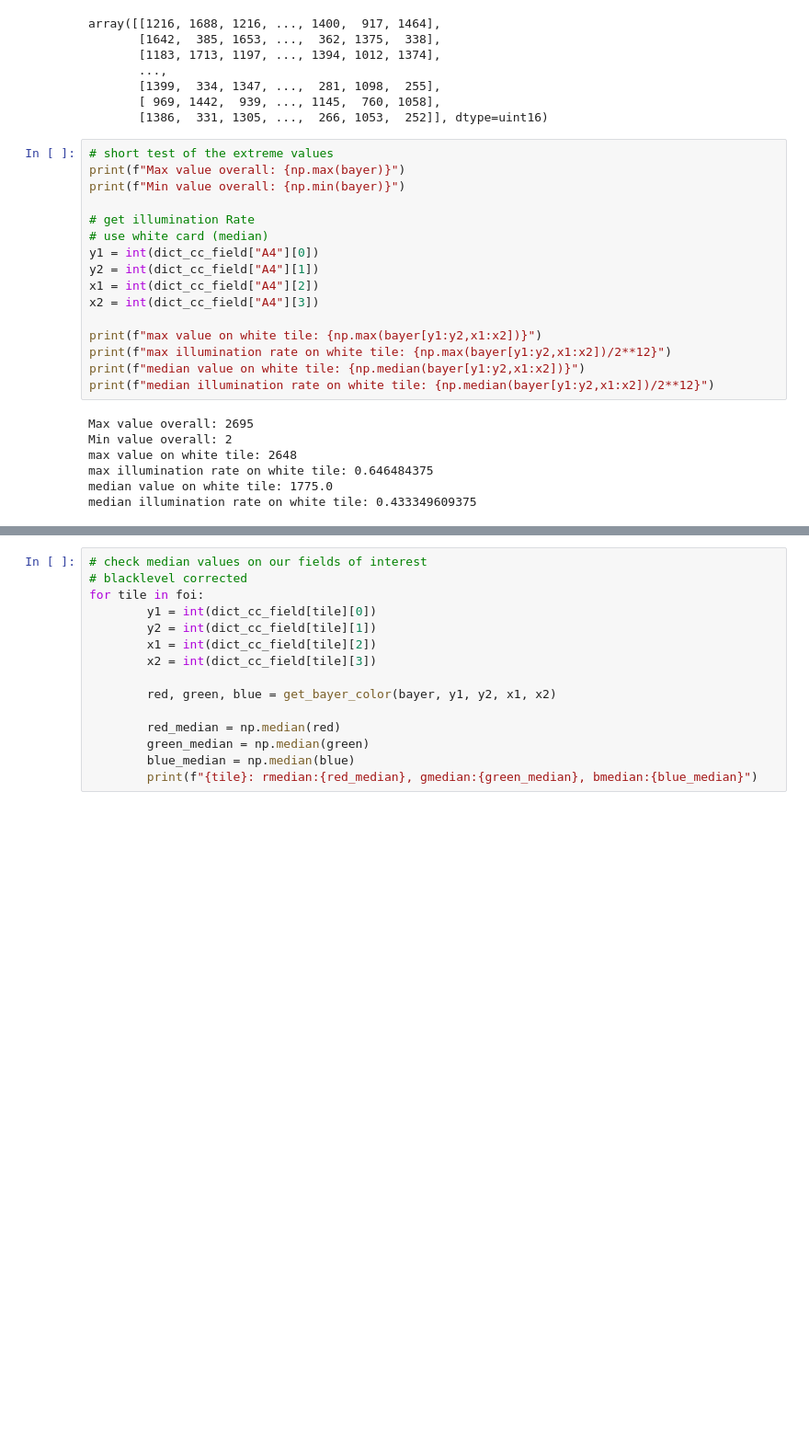
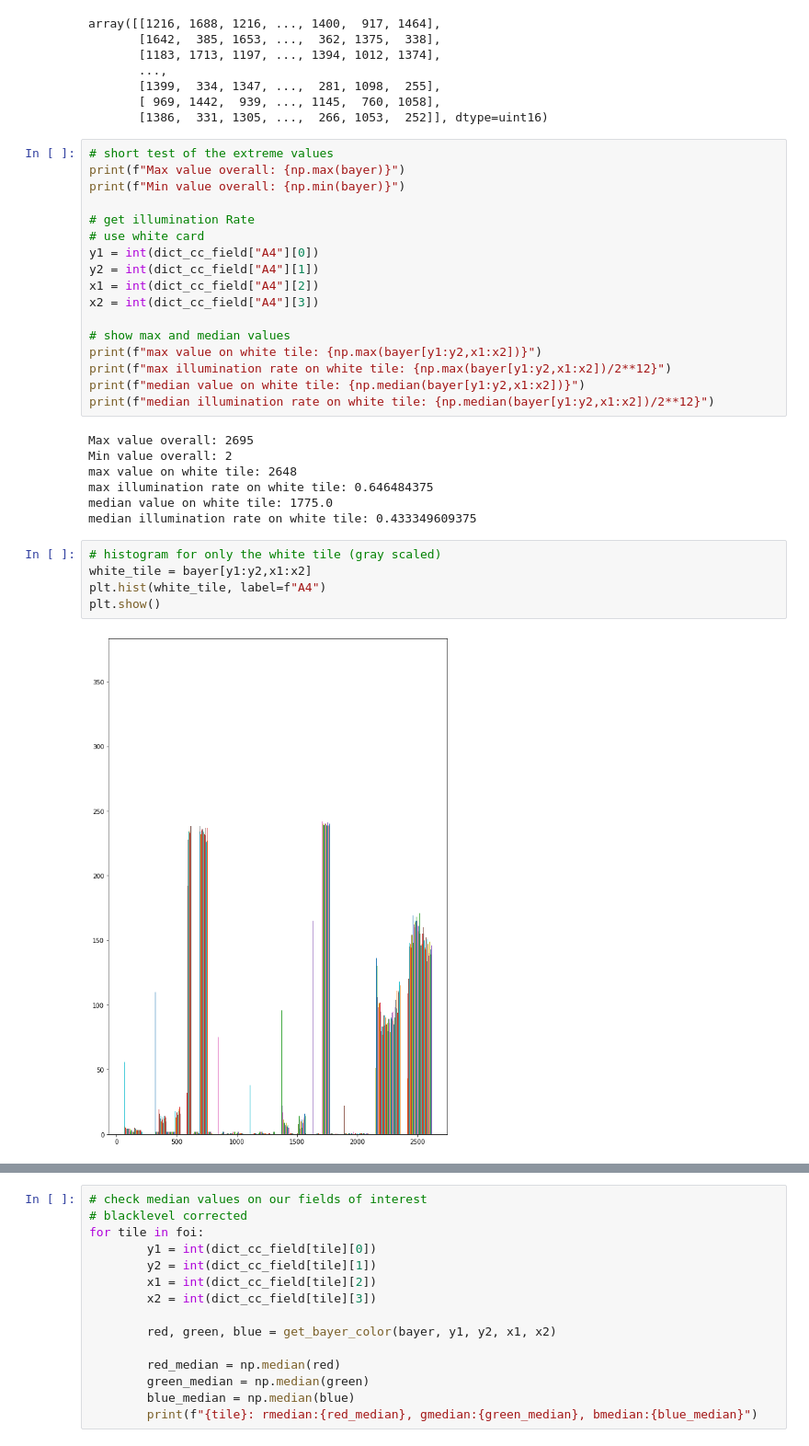
Before and after one commit to felix-b1-jadehs/notebooks, a Jupyter notebook: DNG2RGB_converter.ipynb, the cells around one changed output, grey strips where cells are left out. Shown at 92% size. Drawn from its saved outputs; the diff is of its cells as text; blank space fills up the shorter version.

Commit message:
added histograms and image output

```diff
--- a/DNG2RGB_converter.ipynb
+++ b/DNG2RGB_converter.ipynb
@@ -154,12 +154,13 @@ print(f"Max value overall: {np.max(bayer)}")
 print(f"Min value overall: {np.min(bayer)}")
 
 # get illumination Rate
-# use white card (median)
+# use white card
 y1 = int(dict_cc_field["A4"][0])
 y2 = int(dict_cc_field["A4"][1])
 x1 = int(dict_cc_field["A4"][2])
 x2 = int(dict_cc_field["A4"][3])
 
+# show max and median values
 print(f"max value on white tile: {np.max(bayer[y1:y2,x1:x2])}")
 print(f"max illumination rate on white tile: {np.max(bayer[y1:y2,x1:x2])/2**12}")
 print(f"median value on white tile: {np.median(bayer[y1:y2,x1:x2])}")
@@ -171,3 +172,10 @@ max value on white tile: 2648
 max illumination rate on white tile: 0.646484375
 median value on white tile: 1775.0
 median illumination rate on white tile: 0.433349609375
+# %%
+# histogram for only the white tile (gray scaled)
+white_tile = bayer[y1:y2,x1:x2]
+plt.hist(white_tile, label=f"A4")
+plt.show()
+# %% [output]
+[figure, added]
```
Also changed, not shown: parts of 16 cells of this notebook.
